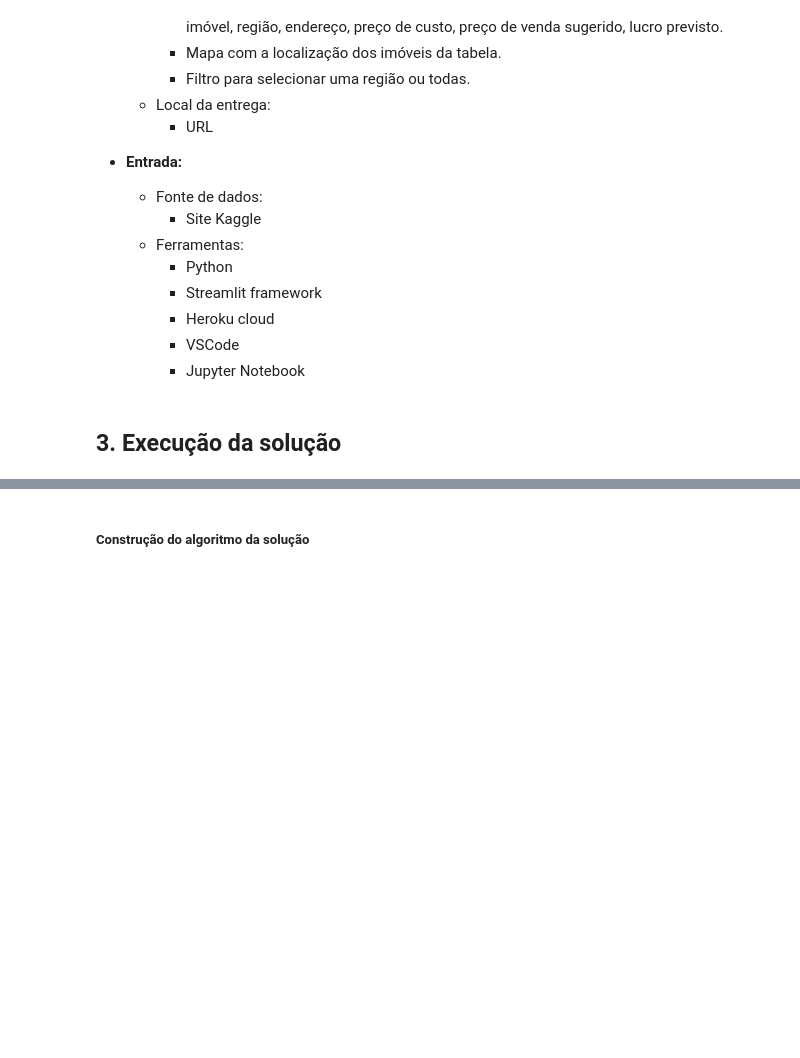
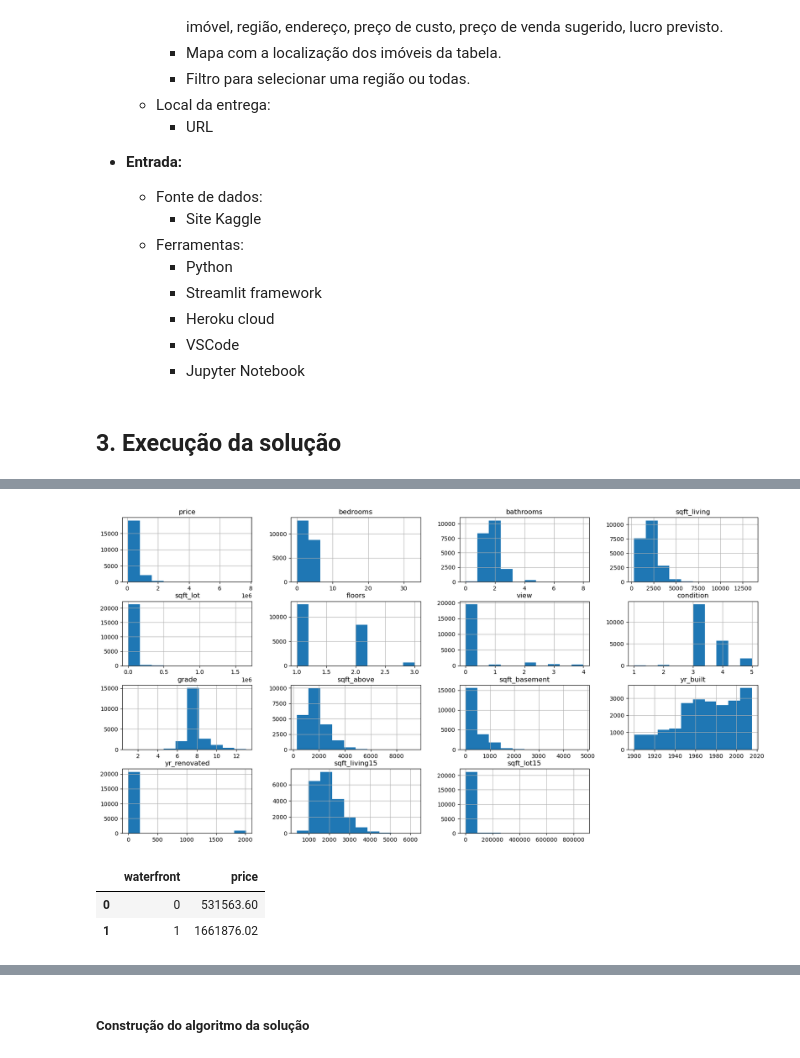
Before and after one commit to dsrodrigovieira/houserocketsales, a Jupyter notebook: notebooks/1.0.rv_house_rocket_sales.ipynb, the cells around one changed output, grey strips where cells are left out. Drawn from its saved outputs; the diff is of its cells as text; code cells hidden in the pictures; blank space fills up the shorter version.

```diff
--- a/notebooks/1.0.rv_house_rocket_sales.ipynb
+++ b/notebooks/1.0.rv_house_rocket_sales.ipynb
@@ -326,0 +211,10 @@ Diferenca percentual: -16.22%
+# %%
+df_raw[cols_boxplot].hist();
+# %% [output]
+[figure, added]
+# %%
+df_raw[['price','waterfront']].groupby('waterfront').mean().reset_index()
+# %% [output]
+|  | waterfront | price |
+| 0 | 0 | 531563.60 |
+| 1 | 1 | 1661876.02 |
```
Also changed, not shown: parts of 53 cells of this notebook.
